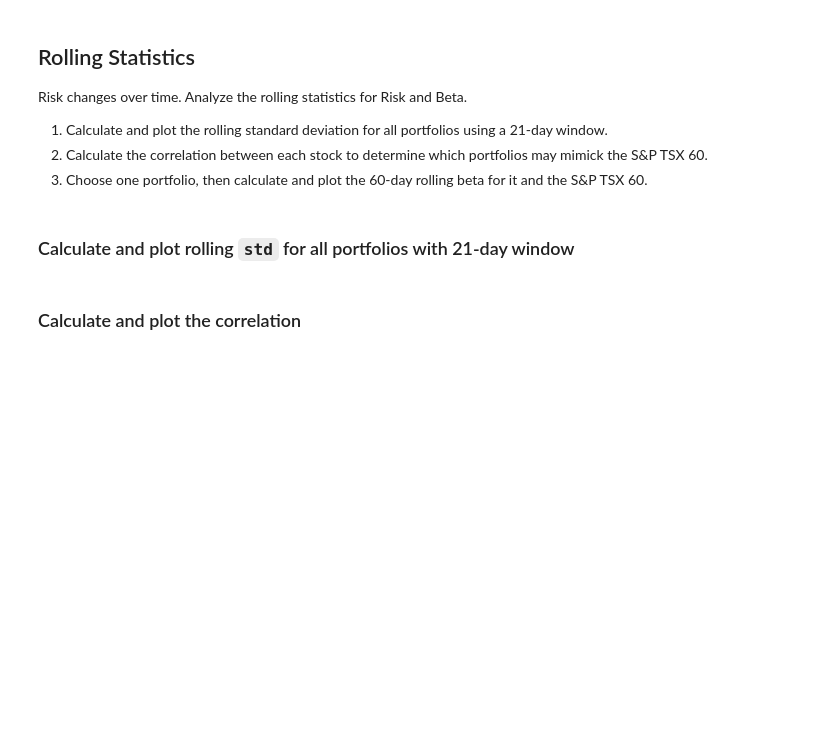
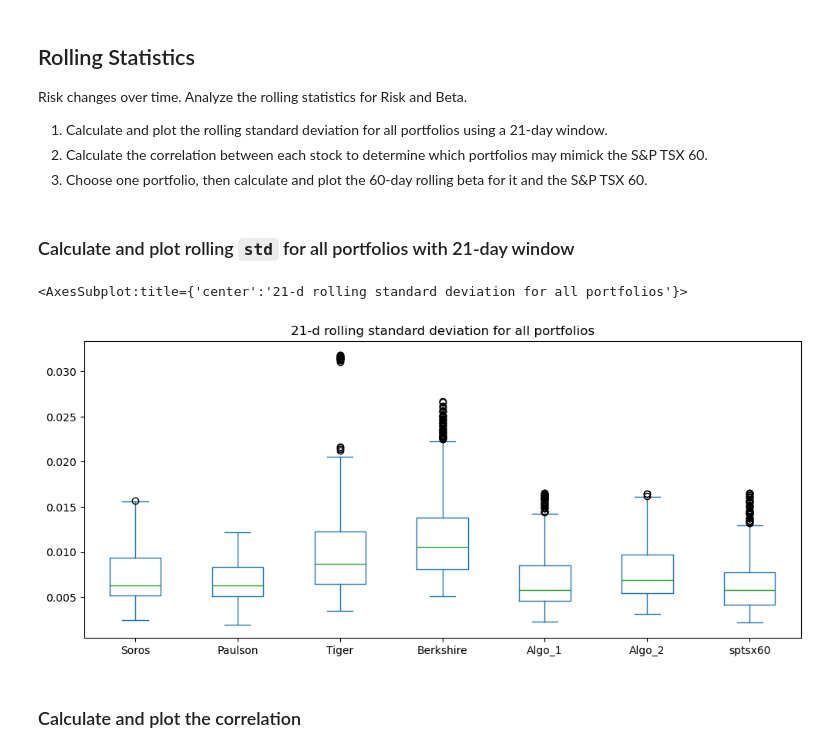
Before and after one commit to twigikit/pandas-homework, a Jupyter notebook: whale_analysis.ipynb, the cells around one changed output. Drawn from its saved outputs; the diff is of its cells as text; code cells hidden in the pictures; blank space fills up the shorter version.

```diff
--- a/whale_analysis.ipynb
+++ b/whale_analysis.ipynb
@@ -371,8 +377,14 @@ Risk changes over time. Analyze the rolling statistics for Risk and Beta.
 ### Calculate and plot rolling `std` for all portfolios with 21-day window
 # %%
 # Calculate the rolling standard deviation for all portfolios using a 21-day window
+rolling_sd = all_daily_returns.rolling(21).std()
+rolling_sd = rolling_sd.dropna()
 
 # Plot the rolling standard deviation
+rolling_sd.plot.box(figsize = (12,5), title="21-d rolling standard deviation for all portfolios")
+# %% [output]
+<AxesSubplot:title={'center':'21-d rolling standard deviation for all portfolios'}>
+[figure, added]
 # %% [markdown]
 ### Calculate and plot the correlation
 # %%
```
Also changed, not shown: parts of 2 cells of this notebook.
